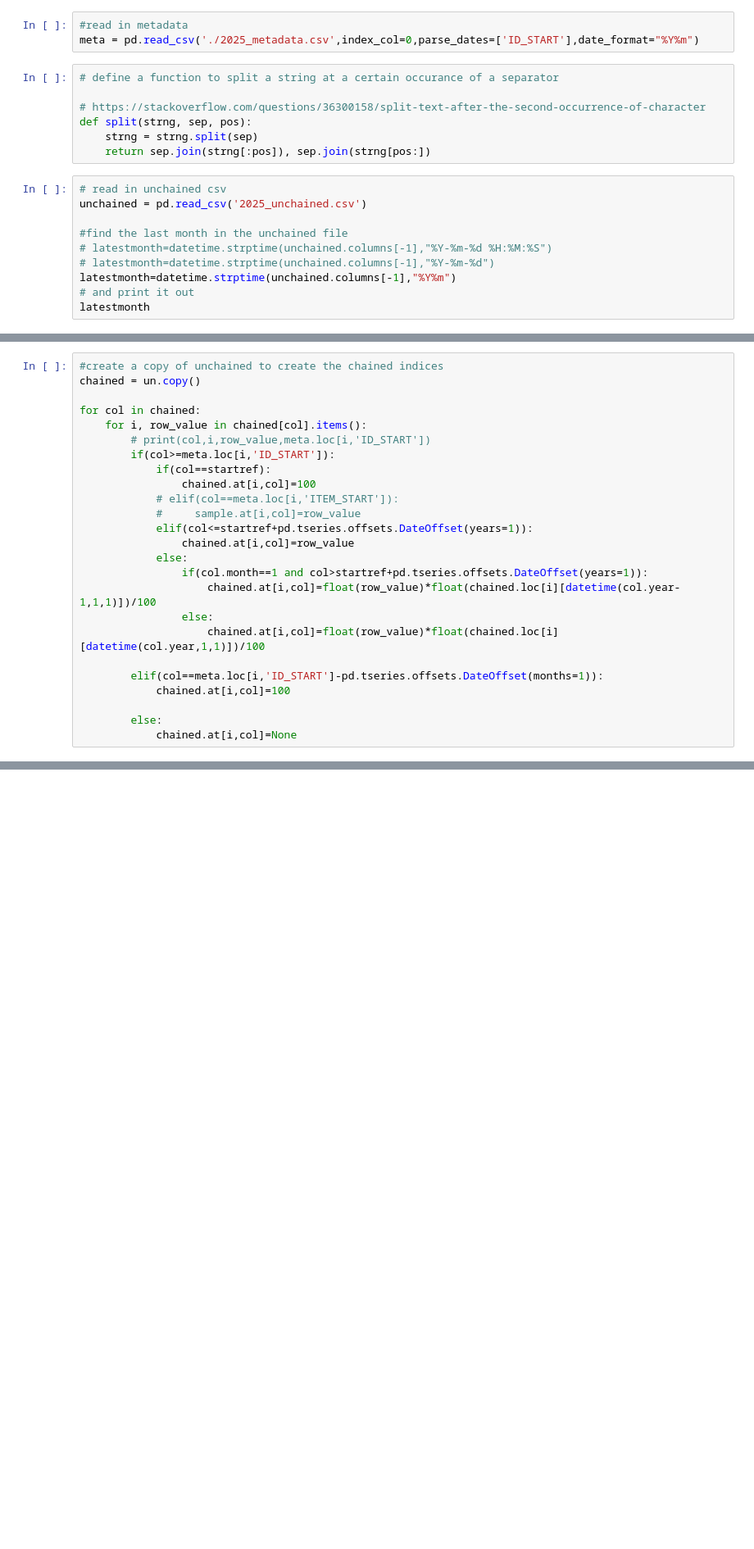
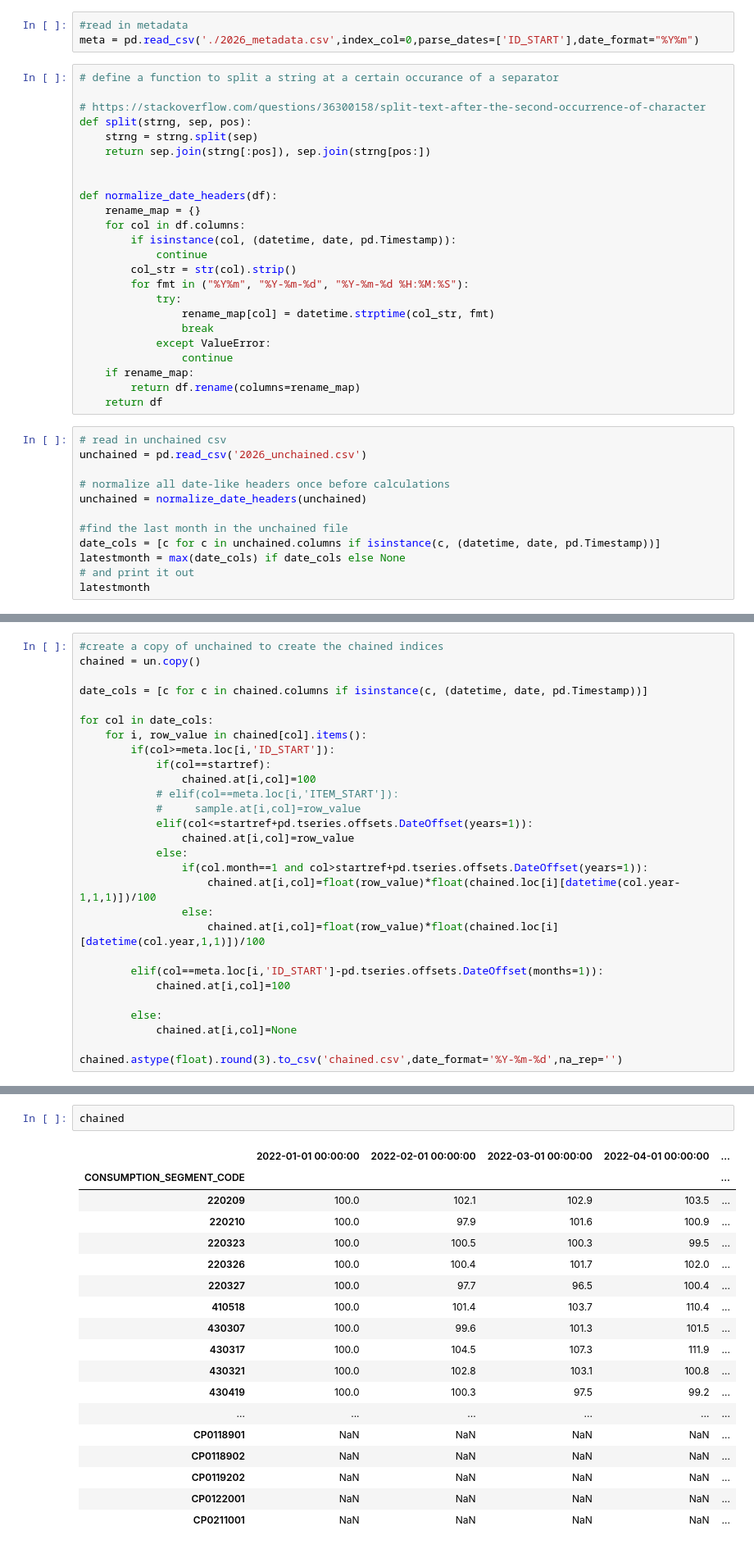
Before and after one commit to ONSdigital/cpi-items-actions, a Jupyter notebook: manual-process.ipynb, the cells around one changed output, grey strips where cells are left out. Shown at 82% size. Saved outputs shown, nothing was run; the diff lists cells and outputs as text; blank space fills up the shorter version.

```diff
--- a/manual-process.ipynb
+++ b/manual-process.ipynb
@@ -76,6 +76,6 @@ startref=pd.Timestamp('2020-01-01 00:00:00')
 # %%
 #read in metadata
-meta = pd.read_csv('./2025_metadata.csv',index_col=0,parse_dates=['ID_START'],date_format="%Y%m")
+meta = pd.read_csv('./2026_metadata.csv',index_col=0,parse_dates=['ID_START'],date_format="%Y%m")
 # %%
 # define a function to split a string at a certain occurance of a separator
 
@@ -83,14 +83,33 @@ meta = pd.read_csv('./2025_metadata.csv',index_col=0,parse_dates=['ID_START'],da
 def split(strng, sep, pos):
     strng = strng.split(sep)
     return sep.join(strng[:pos]), sep.join(strng[pos:])
+
+
+def normalize_date_headers(df):
+    rename_map = {}
+    for col in df.columns:
+        if isinstance(col, (datetime, date, pd.Timestamp)):
+            continue
+        col_str = str(col).strip()
+        for fmt in ("%Y%m", "%Y-%m-%d", "%Y-%m-%d %H:%M:%S"):
+            try:
+                rename_map[col] = datetime.strptime(col_str, fmt)
+                break
+            except ValueError:
+                continue
+    if rename_map:
+        return df.rename(columns=rename_map)
+    return df
 # %%
 # read in unchained csv
-unchained = pd.read_csv('2025_unchained.csv')
+unchained = pd.read_csv('2026_unchained.csv')
+
+# normalize all date-like headers once before calculations
+unchained = normalize_date_headers(unchained)
 
 #find the last month in the unchained file
-# latestmonth=datetime.strptime(unchained.columns[-1],"%Y-%m-%d %H:%M:%S")
-# latestmonth=datetime.strptime(unchained.columns[-1],"%Y-%m-%d")
-latestmonth=datetime.strptime(unchained.columns[-1],"%Y%m")
+date_cols = [c for c in unchained.columns if isinstance(c, (datetime, date, pd.Timestamp))]
+latestmonth = max(date_cols) if date_cols else None
 # and print it out
 latestmonth
 # %% [output]
@@ -229,9 +252,10 @@ month from indices is different to latest month in unchained csv
 #create a copy of unchained to create the chained indices
 chained = un.copy()
 
-for col in chained:
+date_cols = [c for c in chained.columns if isinstance(c, (datetime, date, pd.Timestamp))]
+
+for col in date_cols:
     for i, row_value in chained[col].items():
-        # print(col,i,row_value,meta.loc[i,'ID_START'])
         if(col>=meta.loc[i,'ID_START']):
             if(col==startref):
                 chained.at[i,col]=100
@@ -250,6 +274,8 @@ for col in chained:
 
         else:
             chained.at[i,col]=None
+
+chained.astype(float).round(3).to_csv('chained.csv',date_format='%Y-%m-%d',na_rep='')
 # %%
 # Then calculate average prices
 # avgprice=chained.copy()
@@ -324,3 +350,24 @@ for col in chained:
 # monthlygrowth.rename(columns=columns, inplace=True)
 
 # monthlygrowth.astype(float).round(0).astype(int,errors='ignore').to_csv('2025_monthlygrowth_cs.csv',date_format='%Y-%m-%d',na_rep='',float_format="%.0f")
+# %%
+chained
+# %% [output]
+|  | 2022-01-01 00:00:00 | 2022-02-01 00:00:00 | 2022-03-01 00:00:00 | 2022-04-01 00:00:00 | ... |
+| CONSUMPTION_SEGMENT_CODE |  |  |  |  | ... |
+| 220209 | 100.0 | 102.1 | 102.9 | 103.5 | ... |
+| 220210 | 100.0 | 97.9 | 101.6 | 100.9 | ... |
+| 220323 | 100.0 | 100.5 | 100.3 | 99.5 | ... |
+| 220326 | 100.0 | 100.4 | 101.7 | 102.0 | ... |
+| 220327 | 100.0 | 97.7 | 96.5 | 100.4 | ... |
+| 410518 | 100.0 | 101.4 | 103.7 | 110.4 | ... |
+| 430307 | 100.0 | 99.6 | 101.3 | 101.5 | ... |
+| 430317 | 100.0 | 104.5 | 107.3 | 111.9 | ... |
+| 430321 | 100.0 | 102.8 | 103.1 | 100.8 | ... |
+| 430419 | 100.0 | 100.3 | 97.5 | 99.2 | ... |
+| ... | ... | ... | ... | ... | ... |
+| CP0118901 | NaN | NaN | NaN | NaN | ... |
+| CP0118902 | NaN | NaN | NaN | NaN | ... |
+| CP0119202 | NaN | NaN | NaN | NaN | ... |
+| CP0122001 | NaN | NaN | NaN | NaN | ... |
+| CP0211001 | NaN | NaN | NaN | NaN | ... |
```
Also changed, not shown: parts of 12 cells of this notebook, 17 other files.
